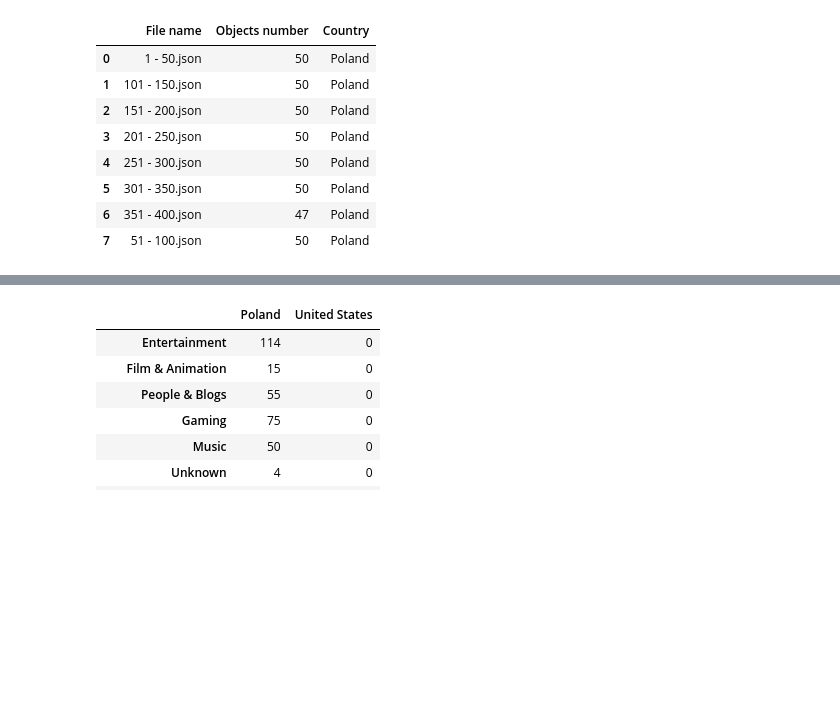
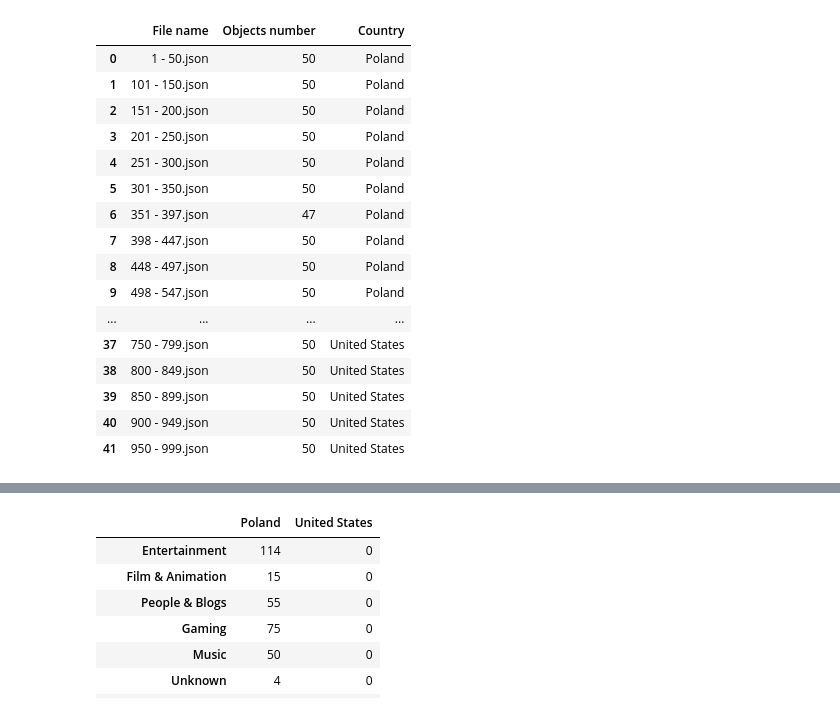
Before and after one commit to xadambednarski/yt-trends, a Jupyter notebook: scripts/playground.ipynb, the cells around one changed output, grey strips where cells are left out. Cells and saved outputs as stored; diff of their text form; code cells hidden in the pictures; blank space fills up the shorter version.

Commit message:
all videos fetched

```diff
--- a/scripts/playground.ipynb
+++ b/scripts/playground.ipynb
@@ -20,36 +20,44 @@ us_files = sorted(
         for file in os.listdir("../data/videos/last/united-states")
         if file.endswith(".json") and "progress" not in file
     ]
 )
 
 files_df = pd.DataFrame(
     columns=["File name", "Objects number", "Country"],
     index=range(len(poland_files) + len(us_files)),
 )
 pl_data = []
 us_data = []
 for i, file in enumerate(poland_files):
     with open(f"../data/videos/last/poland/{file}", "r", encoding="utf-8") as f:
         data = json.load(f)
         pl_data.extend(data)
     files_df.loc[i] = [file, len(data), "Poland"]
 for i, file in enumerate(us_files):
-    with open(f"../data/videos/last/united-states/{file}", "r") as f:
+    with open(f"../data/videos/last/united-states/{file}", "r", encoding="utf-8") as f:
         data = json.load(f)
         us_data.extend(data)
     files_df.loc[i + len(poland_files)] = [file, len(data), "United States"]
 
 files_df
 # %% [output]
 |  | File name | Objects number | Country |
 | 0 | 1 - 50.json | 50 | Poland |
 | 1 | 101 - 150.json | 50 | Poland |
 | 2 | 151 - 200.json | 50 | Poland |
 | 3 | 201 - 250.json | 50 | Poland |
 | 4 | 251 - 300.json | 50 | Poland |
 | 5 | 301 - 350.json | 50 | Poland |
-| 6 | 351 - 400.json | 47 | Poland |
-| 7 | 51 - 100.json | 50 | Poland |
+| 6 | 351 - 397.json | 47 | Poland |
+| 7 | 398 - 447.json | 50 | Poland |
+| 8 | 448 - 497.json | 50 | Poland |
+| 9 | 498 - 547.json | 50 | Poland |
+| ... | ... | ... | ... |
+| 37 | 750 - 799.json | 50 | United States |
+| 38 | 800 - 849.json | 50 | United States |
+| 39 | 850 - 899.json | 50 | United States |
+| 40 | 900 - 949.json | 50 | United States |
+| 41 | 950 - 999.json | 50 | United States |
 # %%
 yt_categories = {
     "1": "Film & Animation",
```
Also changed, not shown: parts of 2 cells of this notebook, 5 other files.
